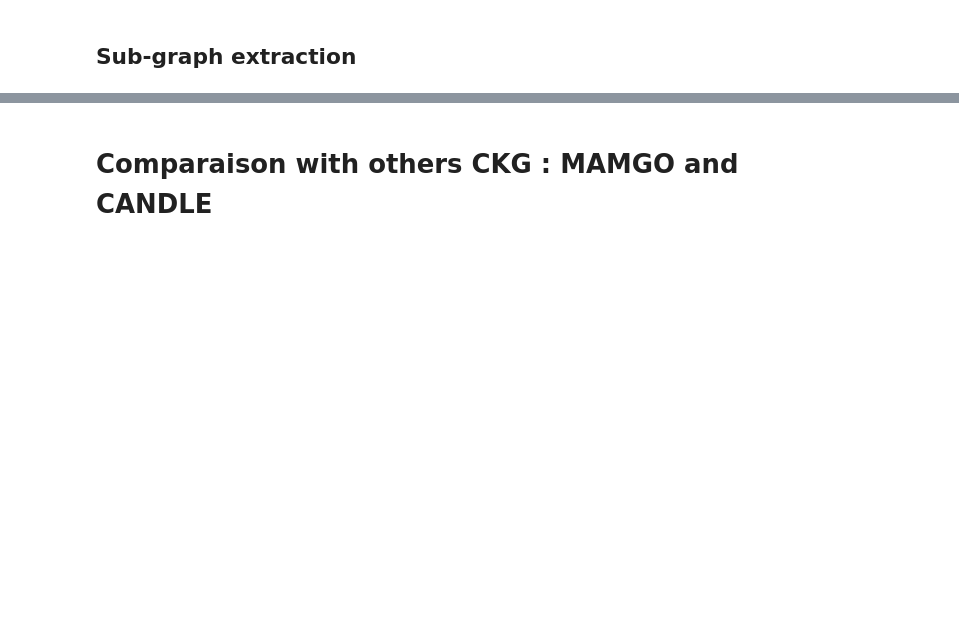
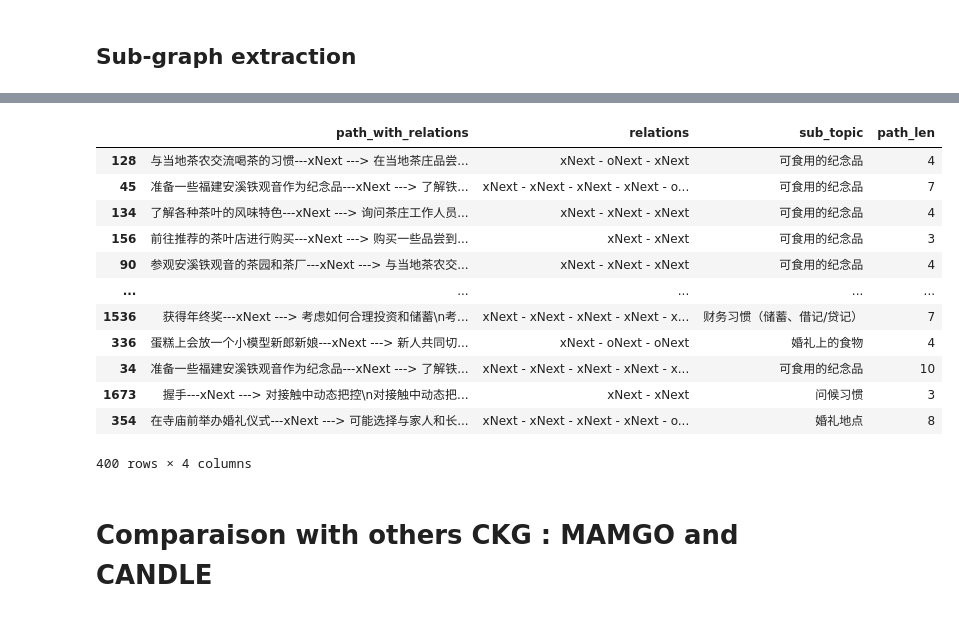
Before and after one commit to JuniorTonga/Cultural_Commonsense_Knowledge_Graph, a Jupyter notebook: notebooks/analysis.ipynb, the cells around one changed output, grey strips where cells are left out. Saved outputs shown, nothing was run; the diff lists cells and outputs as text; code cells hidden in the pictures; blank space fills up the shorter version.

```diff
--- a/notebooks/analysis.ipynb
+++ b/notebooks/analysis.ipynb
@@ -159,15 +458,29 @@ file_path='/Users/juniorcedrictonga/RA_MBZUAI/Cultural_Commonsense_Knowledge_Gra
 export_to_excel(file_path,global_paths_df,'China')
 #global_paths_df.to_excel('/Users/juniorcedrictonga/RA_MBZUAI/Cultural_Commonsense_Knowledge_Graph/path_per_countries_subtopics_test_new.xlsx',sheet_name='China',index=False)
 # %%
-total_samples = 300
+total_samples = 400
 min_per_subtopic = max(1, total_samples // global_paths_df['sub_topic'].nunique())
 grouped = global_paths_df.groupby('sub_topic', group_keys=False)
 samples = grouped.apply(lambda x: x.sample(n=min(len(x), min_per_subtopic), random_state=42))
 remaining = total_samples - len(samples)
 if remaining > 0:
     additional_samples = global_paths_df.drop(samples.index).sample(n=remaining, random_state=42)
     samples = pd.concat([samples, additional_samples])
 
 samples
+# %% [output]
+|  | path_with_relations | relations | sub_topic | path_len |
+| 128 | 与当地茶农交流喝茶的习惯---xNext ---> 在当地茶庄品尝... | xNext - oNext - xNext | 可食用的纪念品 | 4 |
+| 45 | 准备一些福建安溪铁观音作为纪念品---xNext ---> 了解铁... | xNext - xNext - xNext - xNext - o... | 可食用的纪念品 | 7 |
+| 134 | 了解各种茶叶的风味特色---xNext ---> 询问茶庄工作人员... | xNext - xNext - xNext | 可食用的纪念品 | 4 |
+| 156 | 前往推荐的茶叶店进行购买---xNext ---> 购买一些品尝到... | xNext - xNext | 可食用的纪念品 | 3 |
+| 90 | 参观安溪铁观音的茶园和茶厂---xNext ---> 与当地茶农交... | xNext - xNext - xNext | 可食用的纪念品 | 4 |
+| ... | ... | ... | ... | ... |
+| 1536 | 获得年终奖---xNext ---> 考虑如何合理投资和储蓄\n考... | xNext - xNext - xNext - xNext - x... | 财务习惯（储蓄、借记/贷记） | 7 |
+| 336 | 蛋糕上会放一个小模型新郎新娘---xNext ---> 新人共同切... | xNext - oNext - oNext | 婚礼上的食物 | 4 |
+| 34 | 准备一些福建安溪铁观音作为纪念品---xNext ---> 了解铁... | xNext - xNext - xNext - xNext - x... | 可食用的纪念品 | 10 |
+| 1673 | 握手---xNext ---> 对接触中动态把控\n对接触中动态把... | xNext - xNext | 问候习惯 | 3 |
+| 354 | 在寺庙前举办婚礼仪式---xNext ---> 可能选择与家人和长... | xNext - xNext - xNext - xNext - o... | 婚礼地点 | 8 |
+400 rows × 4 columns
 # %%
 #export
```
Also changed, not shown: parts of 13 cells of this notebook, 2 other files.
